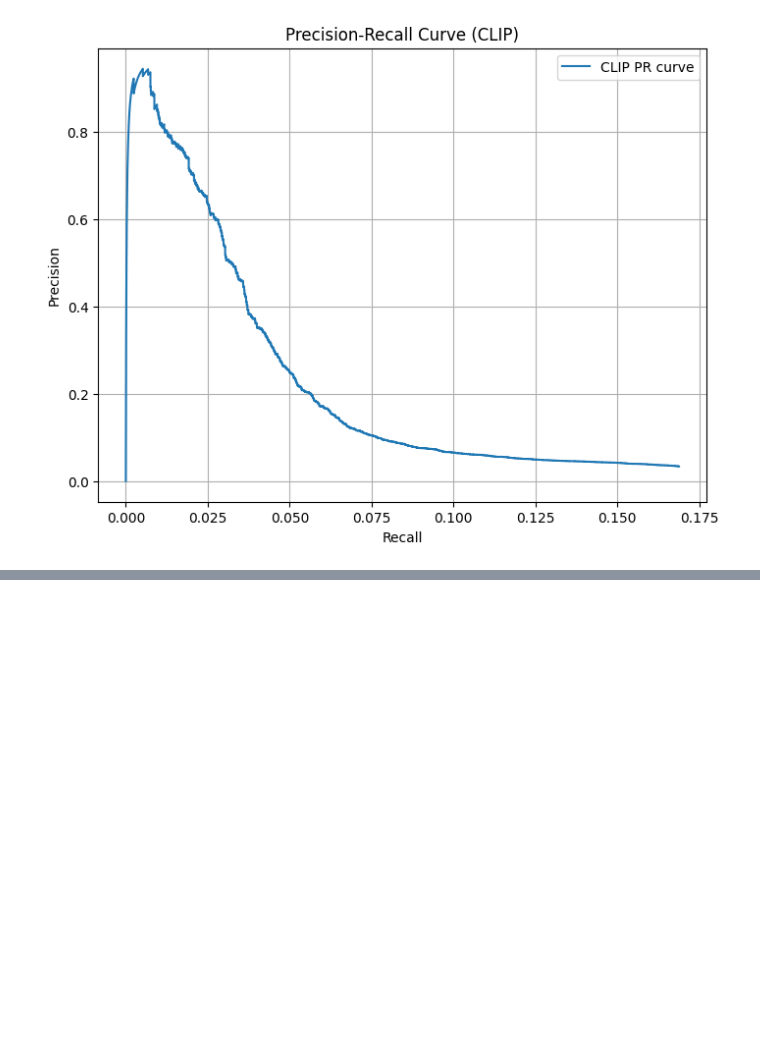
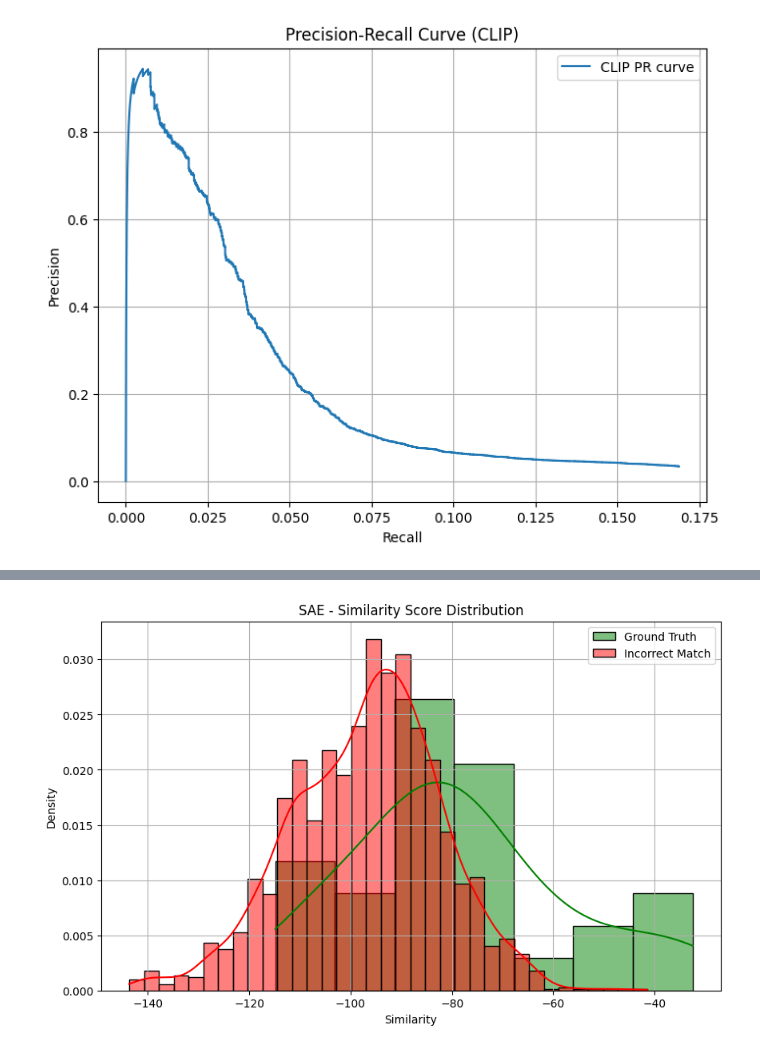
Before and after one commit to piechotam/spire, a Jupyter notebook: visualizations.ipynb, the cells around one changed output, grey strips where cells are left out. Saved outputs shown, nothing was run; the diff lists cells and outputs as text; code cells hidden in the pictures; blank space fills up the shorter version.

```diff
--- a/visualizations.ipynb
+++ b/visualizations.ipynb
@@ -25,0 +42,4 @@ similarity_boxplot(matched_pairs=matched_pairs_clip, model_name="CLIP")
+# %%
+similarity_histogram(nearest_neighbors, "SAE")
+# %% [output]
+[figure, added]
```
Also changed, not shown: parts of 10 cells of this notebook, 1 other file.
